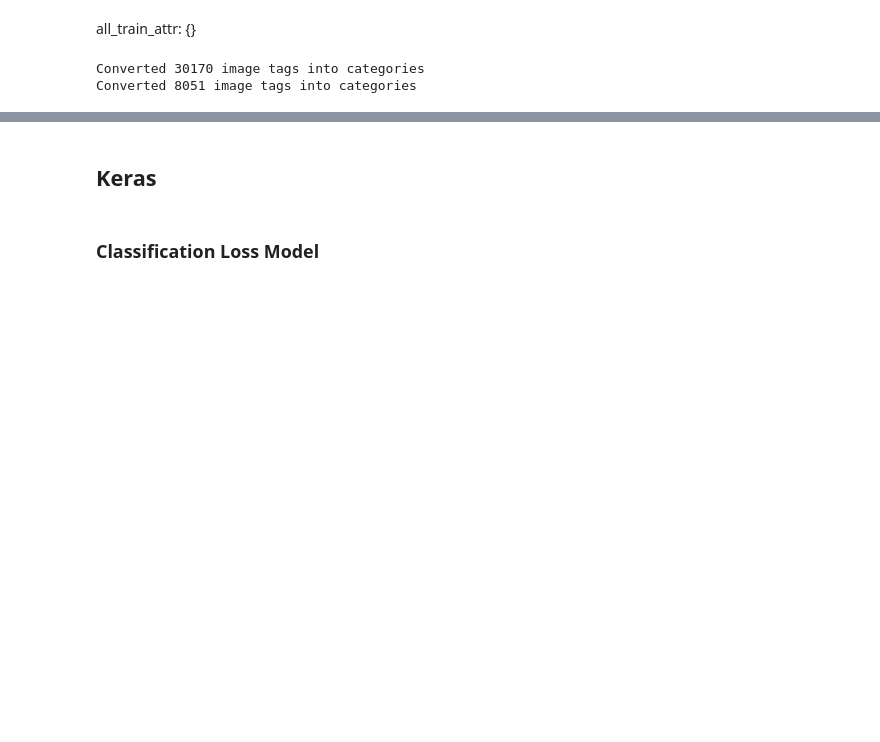
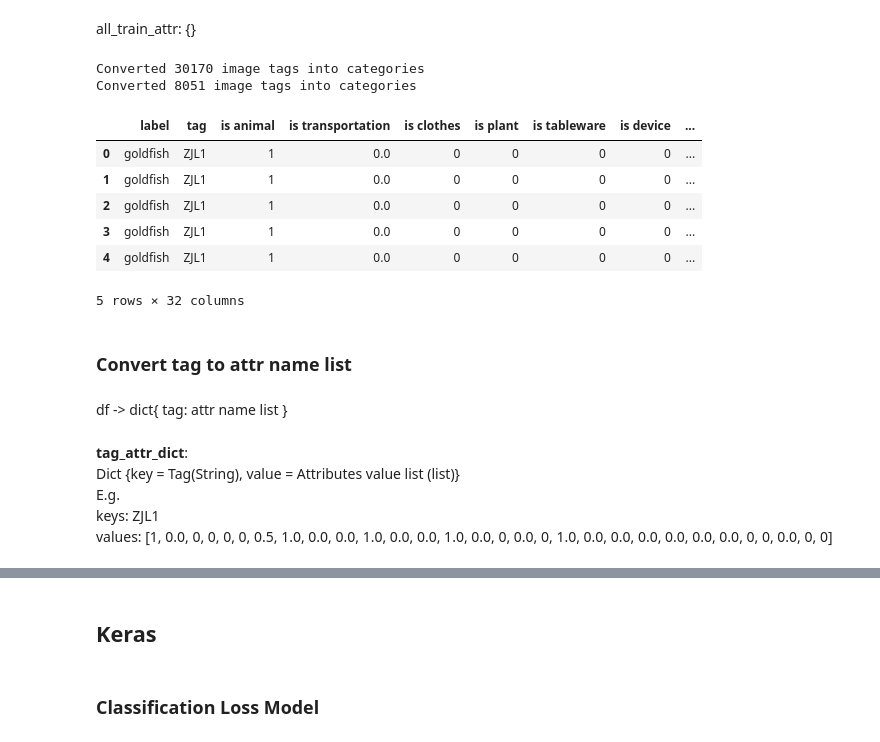
Before and after one commit to MarvinLSJ/Zero_Shot_Learning, a Jupyter notebook: tags_prediction.ipynb, the cells around one changed output, grey strips where cells are left out. Cells and saved outputs as stored; diff of their text form; code cells hidden in the pictures; blank space fills up the shorter version.

```diff
--- a/tags_prediction.ipynb
+++ b/tags_prediction.ipynb
@@ -137,3 +139,24 @@ Y_valid_attr = img_label_attr(Y_valid)
 # %% [output]
 Converted 30170 image tags into categories
 Converted 8051 image tags into categories
+# %%
+Y_train_attr.head()
+# %% [output]
+|  | label | tag | is animal | is transportation | is clothes | is plant | is tableware | is device | ... |
+| 0 | goldfish | ZJL1 | 1 | 0.0 | 0 | 0 | 0 | 0 | ... |
+| 1 | goldfish | ZJL1 | 1 | 0.0 | 0 | 0 | 0 | 0 | ... |
+| 2 | goldfish | ZJL1 | 1 | 0.0 | 0 | 0 | 0 | 0 | ... |
+| 3 | goldfish | ZJL1 | 1 | 0.0 | 0 | 0 | 0 | 0 | ... |
+| 4 | goldfish | ZJL1 | 1 | 0.0 | 0 | 0 | 0 | 0 | ... |
+5 rows × 32 columns
+# %% [markdown]
+### Convert tag to attr name list
+# %% [markdown]
+df -> dict{ tag: attr name list }
+# %% [markdown]
+**tag_attr_dict**:
+    Dict {key = Tag(String), value = Attributes value list (list)}
+    E.g.
+    keys: ZJL1
+    values:
+    [1, 0.0, 0, 0, 0, 0, 0.5, 1.0, 0.0, 0.0, 1.0, 0.0, 0.0, 1.0, 0.0, 0, 0.0, 0, 1.0, 0.0, 0.0, 0.0, 0.0, 0.0, 0.0, 0, 0, 0.0, 0, 0]
```
Also changed, not shown: parts of 10 cells of this notebook.
